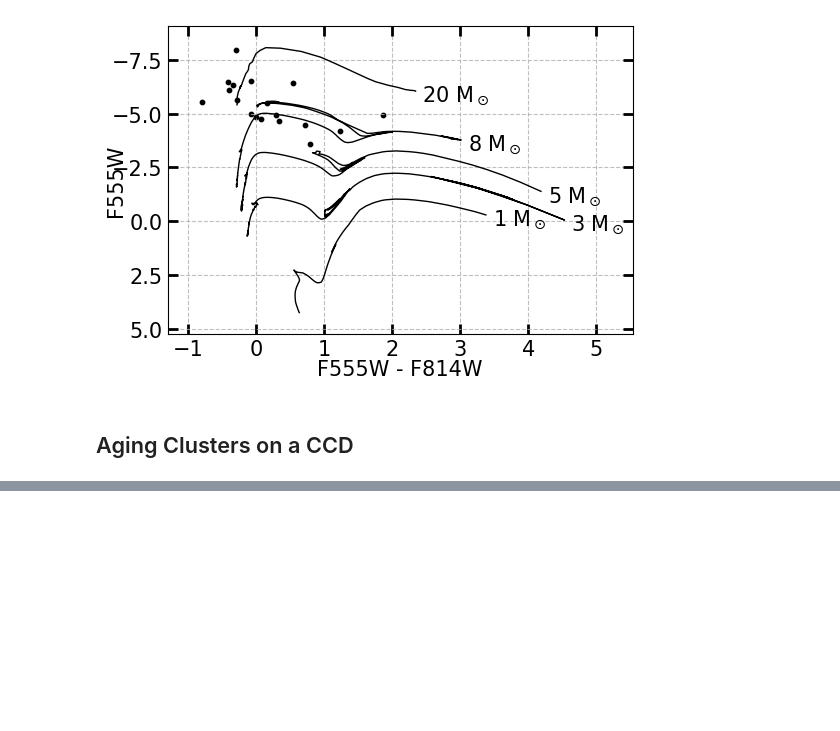
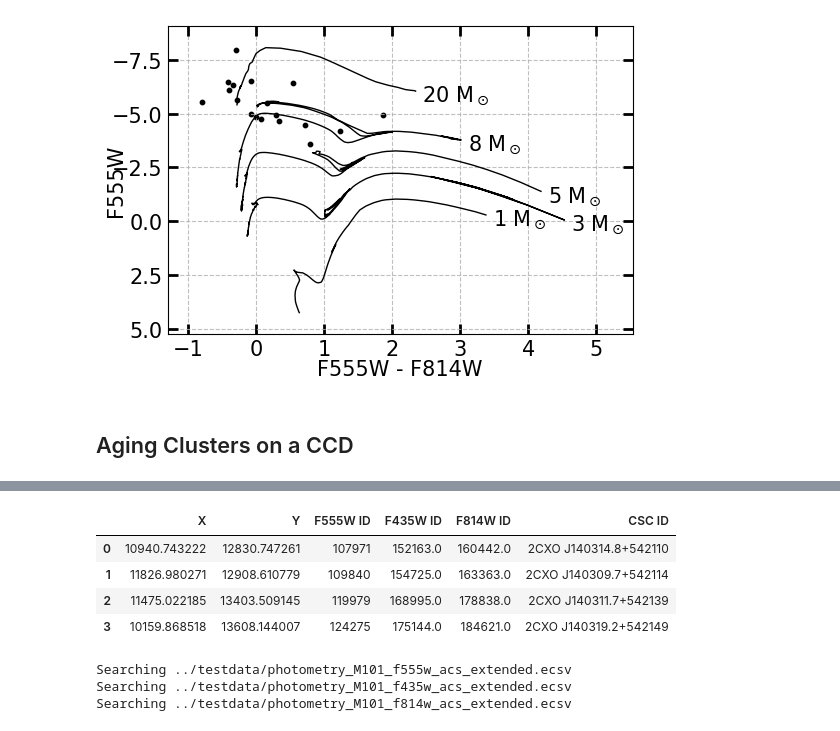
Before and after one commit to QosmicQi/XRBID, a Jupyter notebook: xrbid_guide/chapters/cmds.ipynb, the cells around one changed output, grey strips where cells are left out. Drawn from its saved outputs; the diff is of its cells as text; code cells hidden in the pictures; blank space fills up the shorter version.

```diff
--- a/xrbid_guide/chapters/cmds.ipynb
+++ b/xrbid_guide/chapters/cmds.ipynb
@@ -116,0 +120,37 @@ Depending on the general size of the clusters in your galaxy, you may need to pu
+# %%
+from XRBID.DataFrameMod import BuildFrame
+import pandas as pd
+
+# Picking out a few clusters to plot
+clusters = ["2CXO J140314.8+542110", "2CXO J140309.7+542114",
+            "2CXO J140311.7+542139", "2CXO J140319.2+542149"]
+
+# The starid of that particular cluster,
+# since some XRBs have multiple optical counterparts in 2sig
+starid = [2, 1, 2, 1]
+
+Clusters = BuildFrame(headers=DaoCleanMatch.columns.tolist())
+
+# Pulling the XRB ID and the coordinates of the cluster using the starid
+for i in range(len(clusters)):
+    Temp = Find(DaoCleanMatch, ["CSC ID = " + clusters[i]]).loc[[starid[i]-1]]
+    Clusters = pd.concat([Clusters, pd.DataFrame(Temp)])
+Clusters = Clusters.reset_index().drop(columns='index')
+display(Clusters)
+
+ClustersPhots = GetDaoPhots(Clusters,
+                            photfiles=["../testdata/photometry_M101_f555w_acs_extended.ecsv",
+                                       "../testdata/photometry_M101_f435w_acs_extended.ecsv",
+                                       "../testdata/photometry_M101_f814w_acs_extended.ecsv"],
+                            idheads=["F555W ID", "F435W ID", "F814W ID"],
+                            filters=["F555W", "F435W", "F814W"],
+                            magheader="aperture_mag_corr", dmod=dmod)
+# %% [output]
+|  | X | Y | F555W ID | F435W ID | F814W ID | CSC ID |
+| 0 | 10940.743222 | 12830.747261 | 107971 | 152163.0 | 160442.0 | 2CXO J140314.8+542110 |
+| 1 | 11826.980271 | 12908.610779 | 109840 | 154725.0 | 163363.0 | 2CXO J140309.7+542114 |
+| 2 | 11475.022185 | 13403.509145 | 119979 | 168995.0 | 178838.0 | 2CXO J140311.7+542139 |
+| 3 | 10159.868518 | 13608.144007 | 124275 | 175144.0 | 184621.0 | 2CXO J140319.2+542149 |
+Searching ../testdata/photometry_M101_f555w_acs_extended.ecsv
+Searching ../testdata/photometry_M101_f435w_acs_extended.ecsv
+Searching ../testdata/photometry_M101_f814w_acs_extended.ecsv
```
Also changed, not shown: parts of 6 cells of this notebook, 36 other files.
